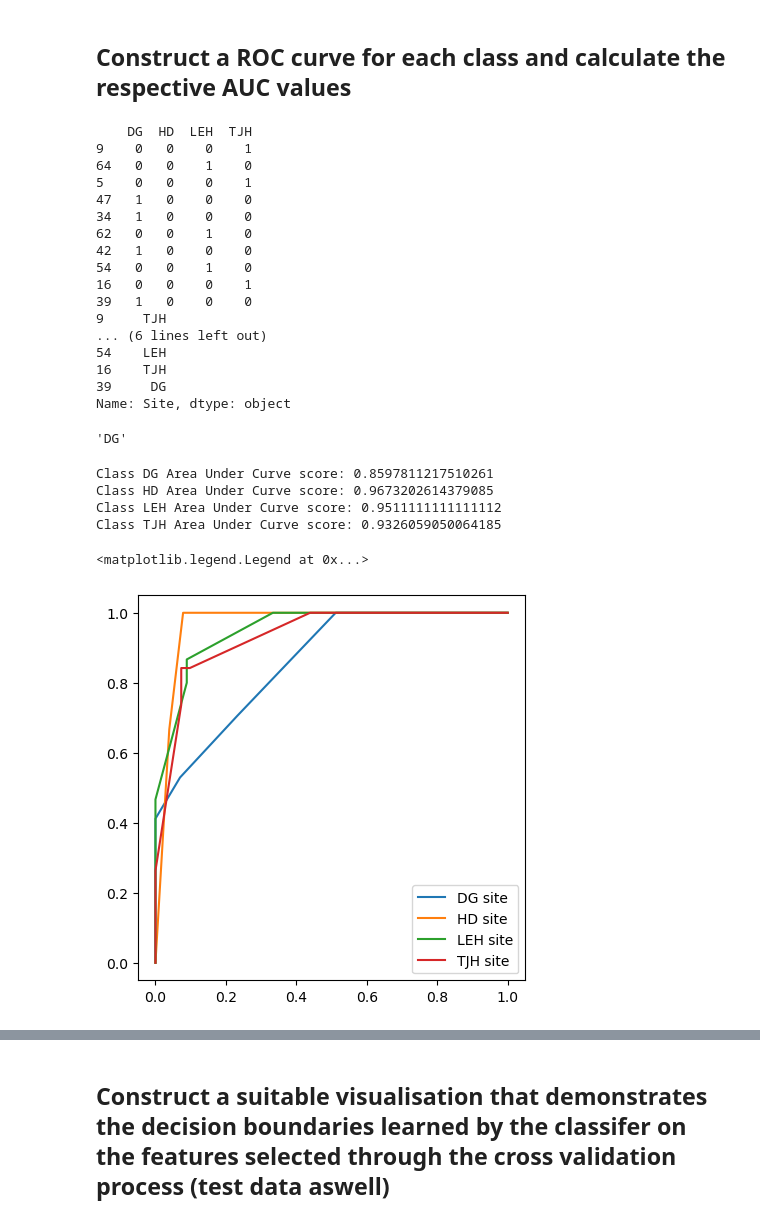
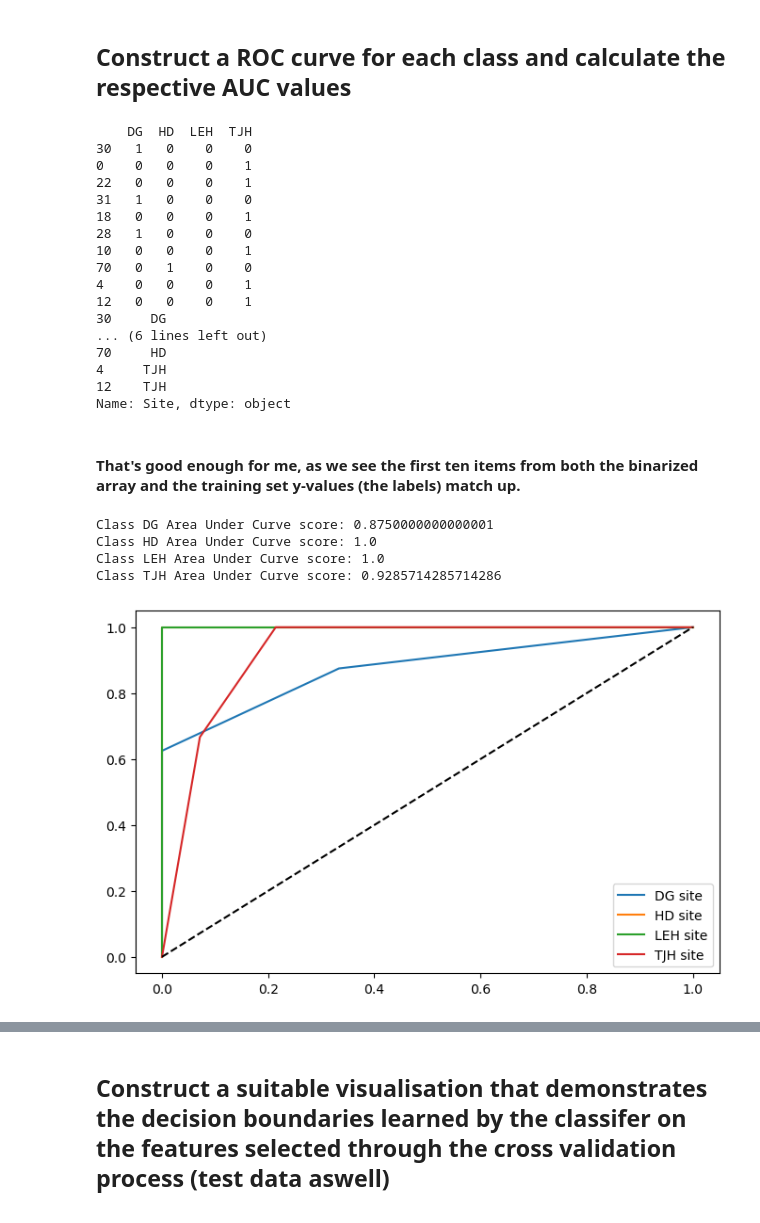
Before and after one commit to Mokoto-K/COSC102-assignment-2, a Jupyter notebook: assignment-2.ipynb, the cells around one changed output, grey strips where cells are left out. Saved outputs shown, nothing was run; the diff lists cells and outputs as text; code cells hidden in the pictures.

```diff
--- a/assignment-2.ipynb
+++ b/assignment-2.ipynb
@@ -211,54 +217,57 @@ Test set F1: 0.8541666666666666
 # Write code here that detects which classifier im using so that a knn works as well as an sgd
 
 # if clf_choice == "knn":
-y_scores = classifier_of_choice.predict_proba(X_train[:, [best_f1,best_f2]])
+y_scores = classifier_of_choice.predict_proba(X_test[:, [best_f1,best_f2]])
 
 # y_scores = cross_val_predict(classifier_of_choice, X_train, y_train, cv=5, method="decision_function")
 
 # y_scores = cross_val_predict(classifier_of_choice, X_test, y_test, cv=3, method="decision_function")
 # %%
 # This is a mystery... as in when the classes are in this order... godlike, otherwise, trash... i need to know why this is
-y_train_bin = label_binarize(y_train, classes=["DG", "HD", "LEH", "TJH"])
+y_test_bin = label_binarize(y_test, classes=["DG", "HD", "LEH", "TJH"])
 
-# Use this to confirm we got our classes lined up correctly with our label binarizer
-y = pd.DataFrame(y_train_bin, index=y_train.index, columns=["DG", "HD", "LEH", "TJH"])
+# This converts our binarize array back into a pandas dataframe, we will use this to confirm we got our classes lined up
+# correctly with our label binarizer
+y = pd.DataFrame(y_test_bin, index=y_test.index, columns=["DG", "HD", "LEH", "TJH"])
 print(y.head(10))
-print(y_train.head(10))
-
-# That's good enough for me
+print(y_test.head(10))
 # %% [output]
     DG  HD  LEH  TJH
-9    0   0    0    1
-64   0   0    1    0
-5    0   0    0    1
-47   1   0    0    0
-34   1   0    0    0
-62   0   0    1    0
-42   1   0    0    0
-54   0   0    1    0
-16   0   0    0    1
-39   1   0    0    0
-9     TJH
+30   1   0    0    0
+0    0   0    0    1
+22   0   0    0    1
+31   1   0    0    0
+18   0   0    0    1
+28   1   0    0    0
+10   0   0    0    1
+70   0   1    0    0
+4    0   0    0    1
+12   0   0    0    1
+30     DG
 ... (6 lines left out)
-54    LEH
-16    TJH
-39     DG
+70     HD
+4     TJH
+12    TJH
 Name: Site, dtype: object
-'DG'
+# %% [markdown]
+#### That's good enough for me, as we see the first ten items from both the binarized array and the training set y-values (the labels) match up.
 # %%
-fig, ax = plt.subplots(figsize=(5,5))
-# colors = ["r", "b", "g", "c"]
+# Create our figure to plot our roc curve on
+fig, ax = plt.subplots(figsize=(8,5))
 
+# Iterate through the labels and plot their roc curve to the chart
 for i in range(4):
-    fpr, tpr, thresholds = roc_curve(y_train_bin[:, i], y_scores[:, i])
-    print(f"Class {y.columns[i]} Area Under Curve score: {roc_auc_score(y_train_bin[:, i], y_scores[:, i])}")
+    fpr, tpr, thresholds = roc_curve(y_test_bin[:, i], y_scores[:, i])
+    print(f"Class {y.columns[i]} Area Under Curve score: {roc_auc_score(y_test_bin[:, i], y_scores[:, i])}")
     plt.plot(fpr, tpr, label=y.columns[i] + " site")
 
+# Add the diagonal ine and legend
+plt.plot([0, 1], [0, 1], 'k--')
 plt.legend()
+plt.show()
 # %% [output]
-Class DG Area Under Curve score: 0.8597811217510261
-Class HD Area Under Curve score: 0.9673202614379085
-Class LEH Area Under Curve score: 0.9511111111111112
-Class TJH Area Under Curve score: 0.9326059050064185
+Class DG Area Under Curve score: 0.8750000000000001
+Class HD Area Under Curve score: 1.0
+Class LEH Area Under Curve score: 1.0
+Class TJH Area Under Curve score: 0.9285714285714286
-<matplotlib.legend.Legend at 0x...>
-[figure, old version]
+[figure, new version]
```
Also changed, not shown: parts of 10 cells of this notebook.
